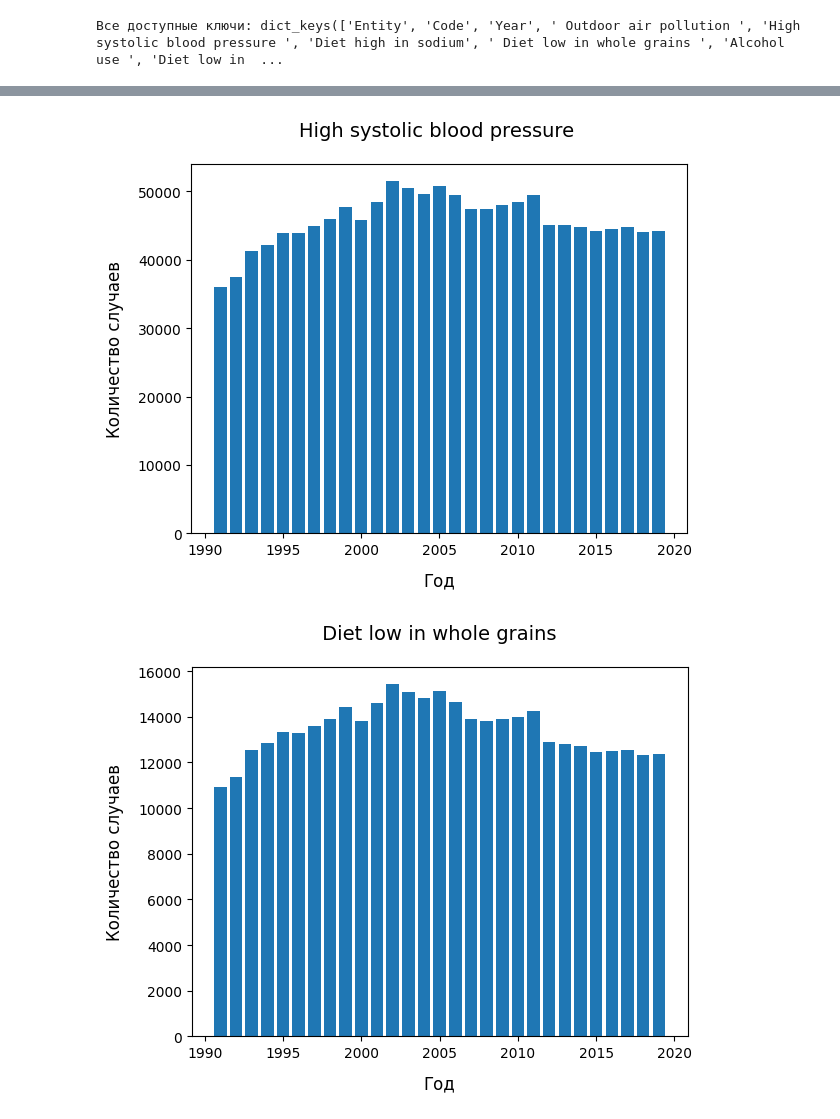
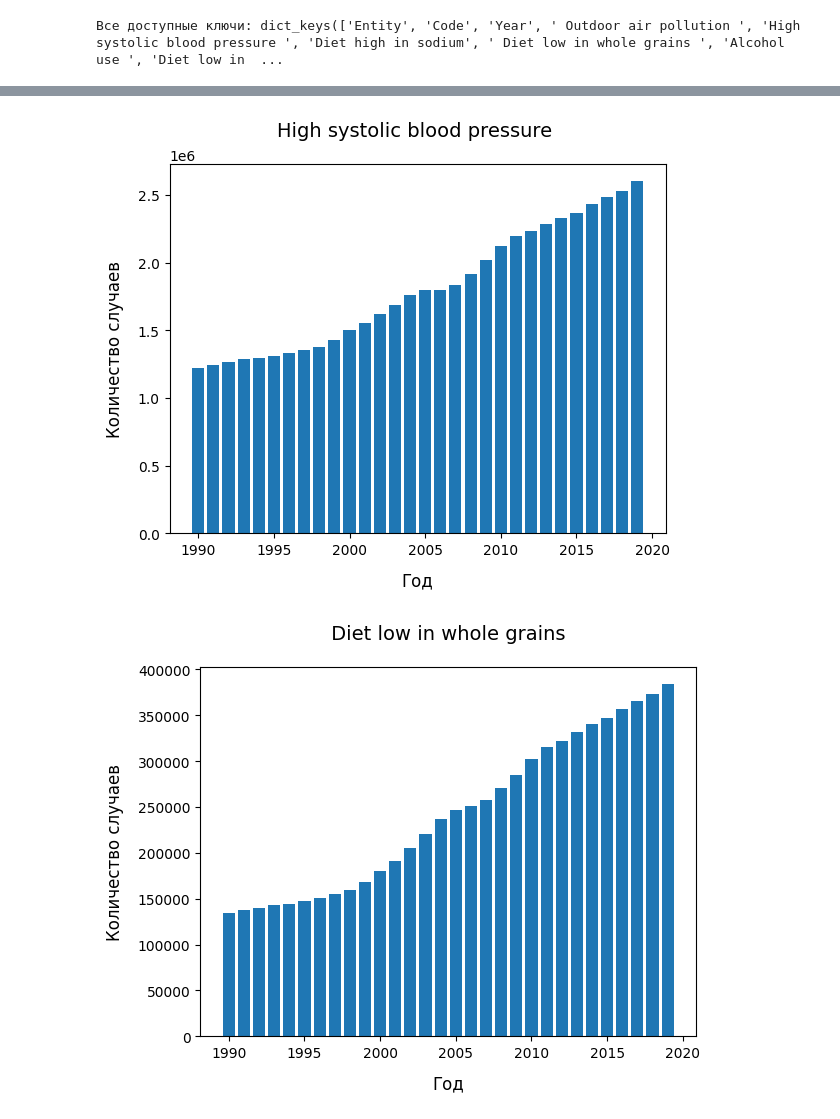
Before and after one commit to Tousty-Dzmitry/homework-BELHARD-Data-Science_2, a Jupyter notebook: data_loader .ipynb, the cells around one changed output, grey strips where cells are left out. Saved outputs shown, nothing was run; the diff lists cells and outputs as text; code cells hidden in the pictures.

```diff
--- a/data_loader .ipynb
+++ b/data_loader .ipynb
@@ -61,7 +43,7 @@ import pandas as pd
 import matplotlib.pyplot as plt
 
 # Загрузка данных
-df = pd.read_csv('belarus.csv')
+df = pd.read_csv('country.csv')
 # Преобразование в словарь
 column_dict = df.to_dict('list')
 
@@ -94,7 +76,5 @@ Deaths_by_Risk_Factors('High systolic blood pressure ')
 
 Deaths_by_Risk_Factors(' Diet low in whole grains ')
 
-Deaths_by_Risk_Factors('High systolic blood pressure ')
-
 Deaths_by_Risk_Factors(' Smoking ')
 # %% [output]
@@ -102,2 +82,2 @@ Deaths_by_Risk_Factors(' Smoking ')
-[figure, old version]
+[figure, new version]
-[figure, old version]
+[figure, new version]
```
Also changed, not shown: parts of 8 cells of this notebook.
